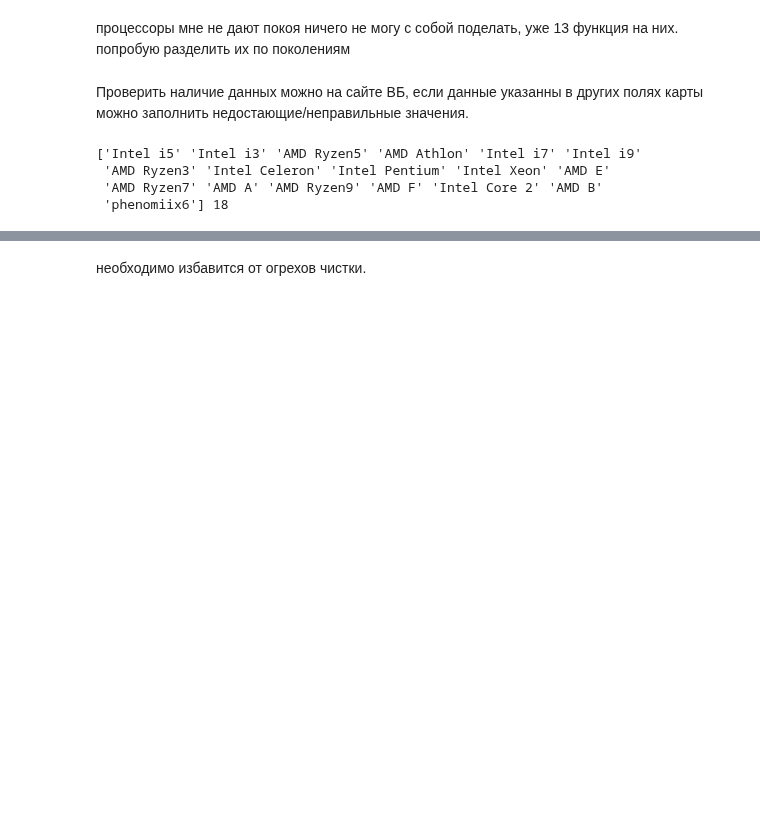
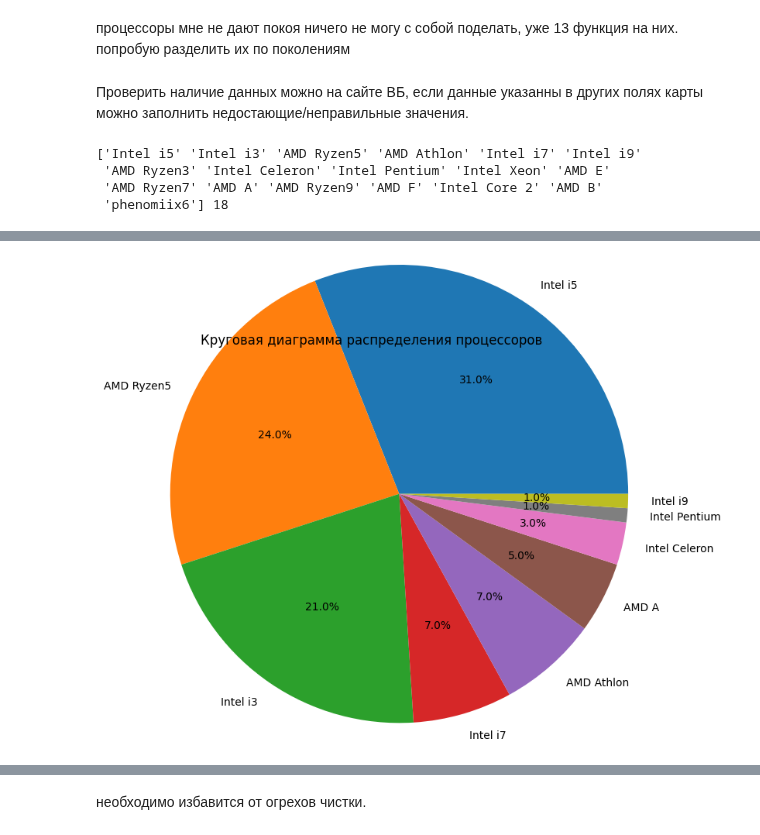
Before and after one commit to EZSib/data_-analytics2023, a Jupyter notebook: practice_eda_Efim.ipynb, the cells around one changed output, grey strips where cells are left out. Cells and saved outputs as stored; diff of their text form; code cells hidden in the pictures; blank space fills up the shorter version.

```diff
--- a/practice_eda_Efim.ipynb
+++ b/practice_eda_Efim.ipynb
@@ -669,0 +707,7 @@ print(ds['Процессор'].unique(), len(ds['Процессор'].unique()))
+# %%
+plt.title('Круговая диаграмма распределения процессоров',loc='right')
+plt.pie(top100['Процессор'].value_counts().values, labels = top100['Процессор'].value_counts().index, autopct='%.1f%%',radius=2)
+
+plt.show()
+# %% [output]
+[figure, added]
```
Also changed, not shown: parts of 8 cells of this notebook.
